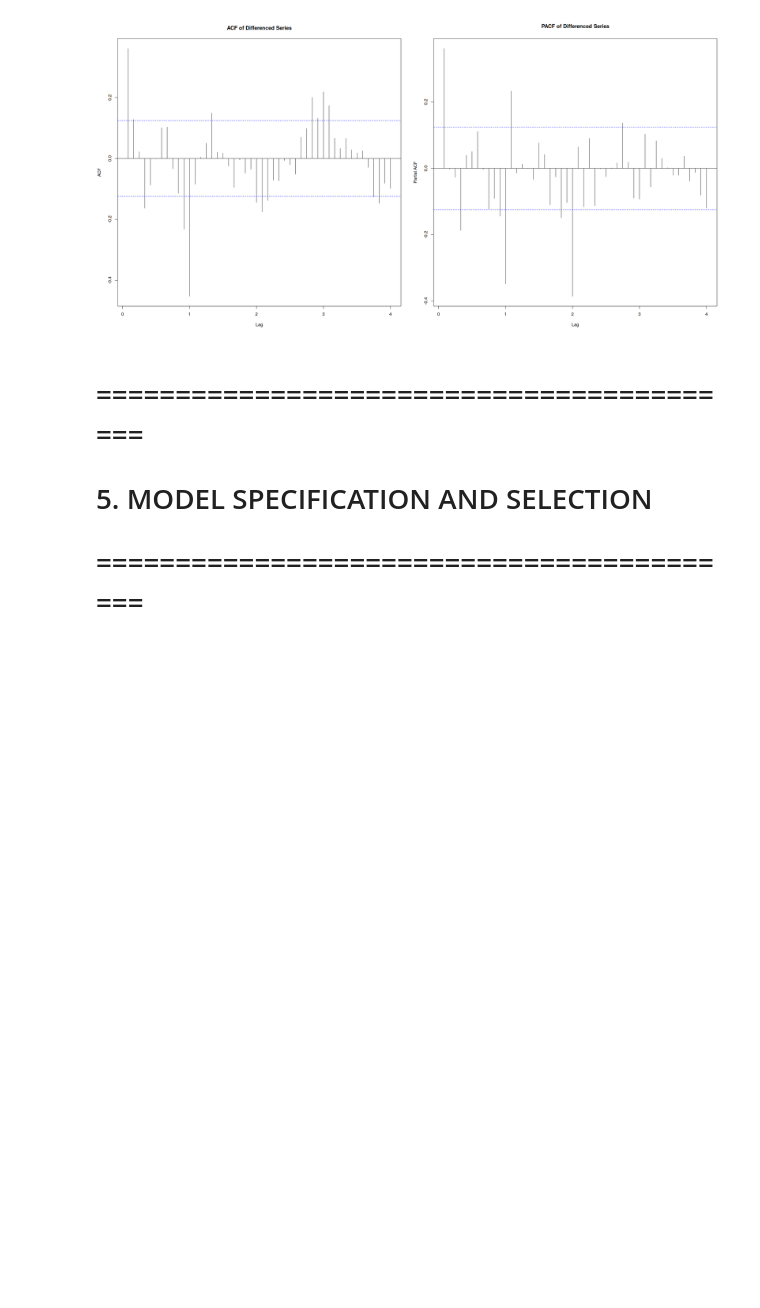
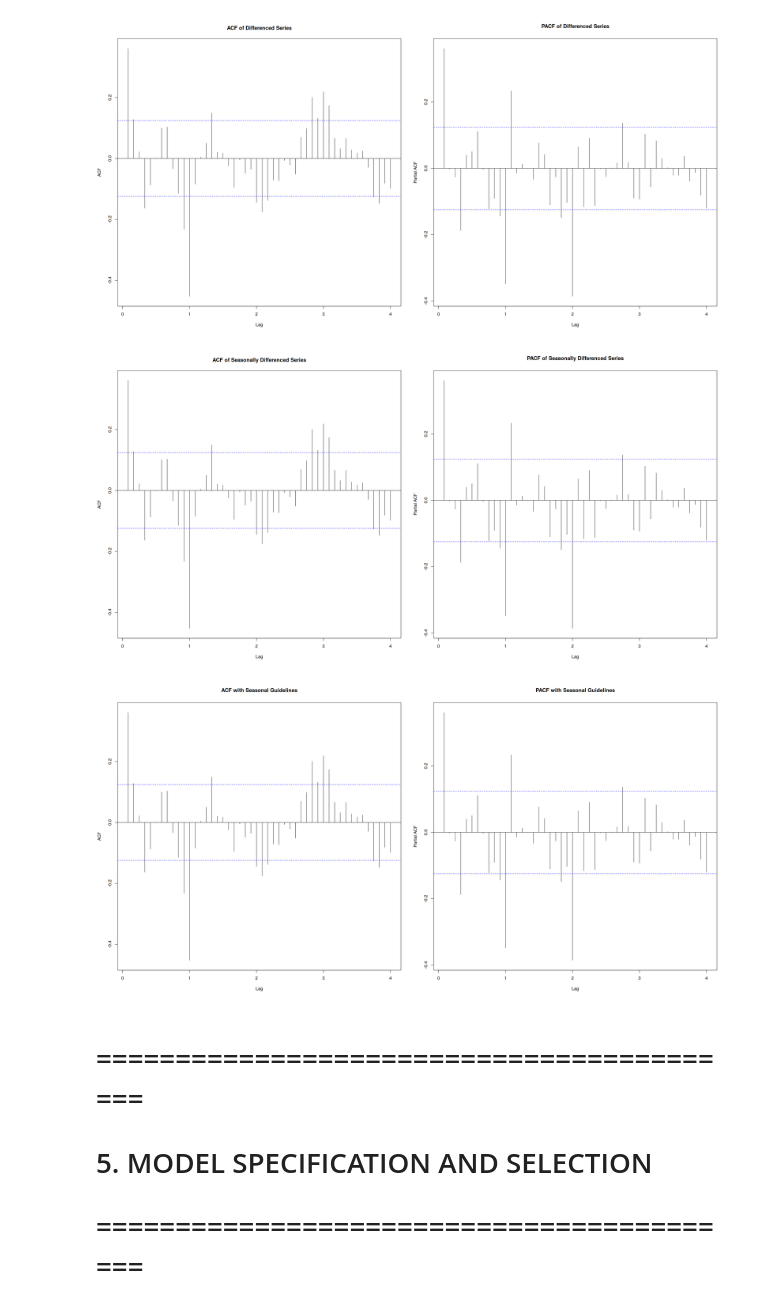
Before and after one commit to LyesHADJAR/TSAC-Individual-Project, a Jupyter notebook: notebooks/tsa.ipynb, the cells around one changed output. Drawn from its saved outputs; the diff is of its cells as text; code cells hidden in the pictures; blank space fills up the shorter version.

Commit message:
added a new notebook and graphs

```diff
--- a/notebooks/tsa.ipynb
+++ b/notebooks/tsa.ipynb
@@ -399,6 +412,27 @@ pacf(temp_final, main = "PACF of Differenced Series", lag.max = 48)
 par(mfrow = c(1, 1))
 # %% [output]
 [figure]
+# %%
+# Check ACF and PACF of seasonally differenced series (after removing seasonality)
+par(bg = "white")
+par(mfrow = c(1, 2))
+acf(temp_seasonal_diff, main = "ACF of Seasonally Differenced Series", lag.max = 48)
+pacf(temp_seasonal_diff, main = "PACF of Seasonally Differenced Series", lag.max = 48)
+par(mfrow = c(1, 1))
+
+# Add vertical lines at seasonal lags (multiples of 12) to help interpret
+par(mfrow = c(1, 2))
+acf_result <- acf(temp_seasonal_diff, plot = FALSE, lag.max = 48)
+plot(acf_result, main = "ACF with Seasonal Guidelines")
+abline(v = 12*(1:4), lty = 2, col = "blue")
+
+pacf_result <- pacf(temp_seasonal_diff, plot = FALSE, lag.max = 48)
+plot(pacf_result, main = "PACF with Seasonal Guidelines")
+abline(v = 12*(1:4), lty = 2, col = "blue")
+par(mfrow = c(1, 1))
+# %% [output]
+[figure, added]
+[figure, added]
 # %% [markdown]
 # ==========================================
 # 5. MODEL SPECIFICATION AND SELECTION
```
Also changed, not shown: parts of 1 cell of this notebook, 2 other files.
